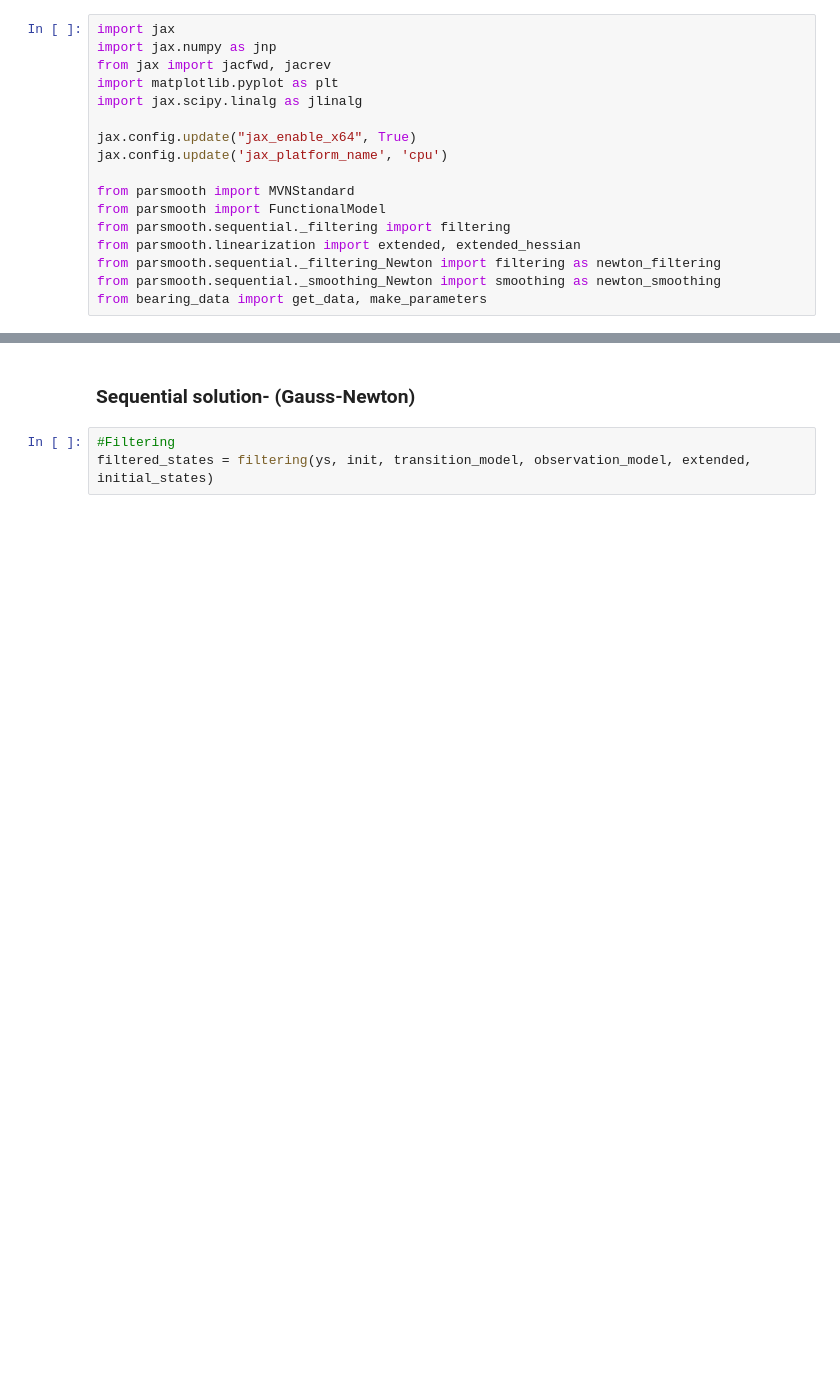
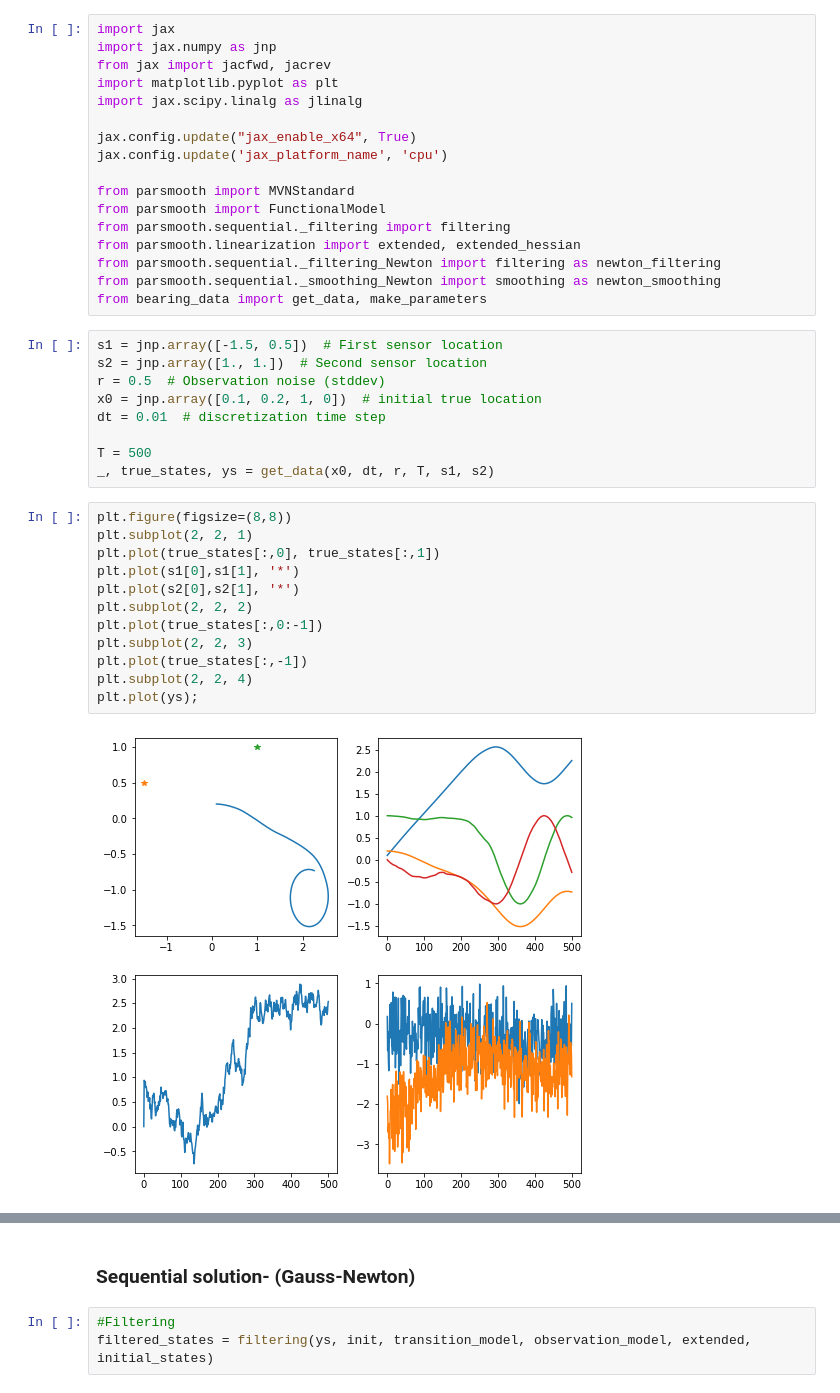
Before and after one commit to hanyas/second-order-smoothers, a Jupyter notebook: notebooks/NewtonFiltering_example2.ipynb, the cells around one changed output, grey strips where cells are left out. Cells and saved outputs as stored; diff of their text form; blank space fills up the shorter version.

```diff
--- a/notebooks/NewtonFiltering_example2.ipynb
+++ b/notebooks/NewtonFiltering_example2.ipynb
@@ -15,4 +15,27 @@ from parsmooth.linearization import extended, extended_hessian
 from parsmooth.sequential._filtering_Newton import filtering as newton_filtering
 from parsmooth.sequential._smoothing_Newton import smoothing as newton_smoothing
 from bearing_data import get_data, make_parameters
+# %%
+s1 = jnp.array([-1.5, 0.5])  # First sensor location
+s2 = jnp.array([1., 1.])  # Second sensor location
+r = 0.5  # Observation noise (stddev)
+x0 = jnp.array([0.1, 0.2, 1, 0])  # initial true location
+dt = 0.01  # discretization time step
+
+T = 500
+_, true_states, ys = get_data(x0, dt, r, T, s1, s2)
+# %%
+plt.figure(figsize=(8,8))
+plt.subplot(2, 2, 1)
+plt.plot(true_states[:,0], true_states[:,1])
+plt.plot(s1[0],s1[1], '*')
+plt.plot(s2[0],s2[1], '*')
+plt.subplot(2, 2, 2)
+plt.plot(true_states[:,0:-1])
+plt.subplot(2, 2, 3)
+plt.plot(true_states[:,-1])
+plt.subplot(2, 2, 4)
+plt.plot(ys);
+# %% [output]
+[figure, added]
 # %%
```
Also changed, not shown: parts of 1 cell of this notebook.
